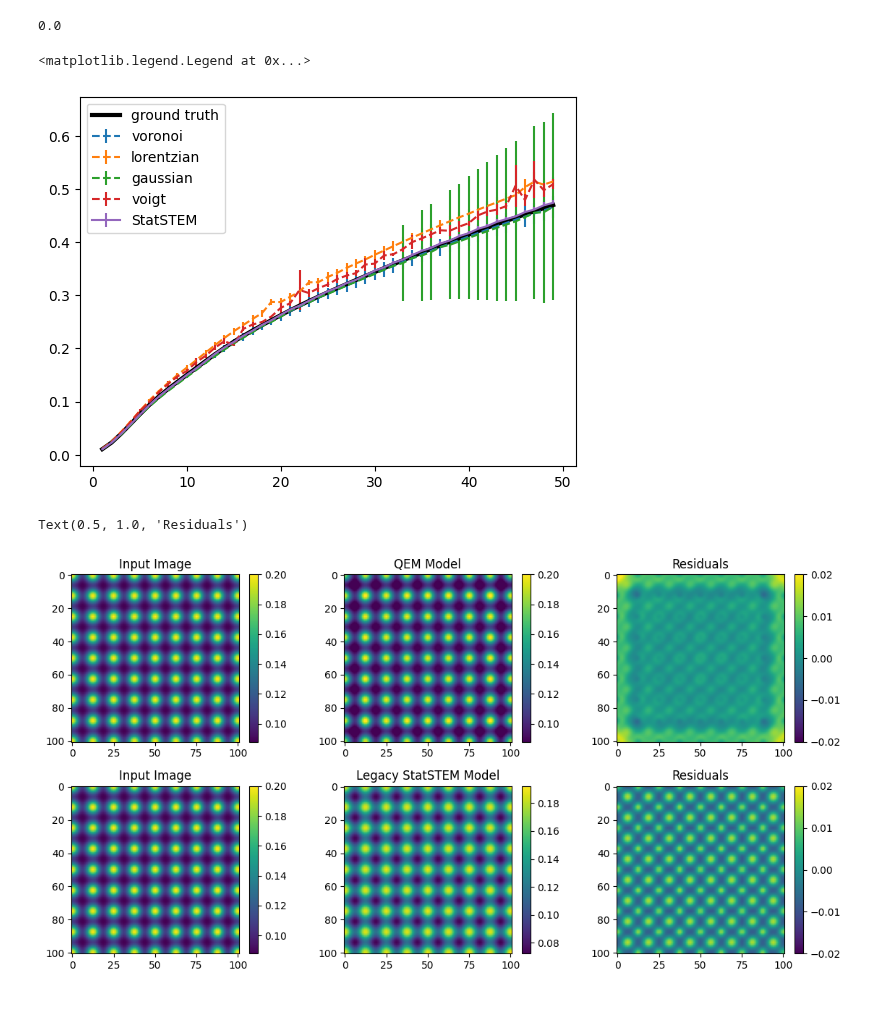
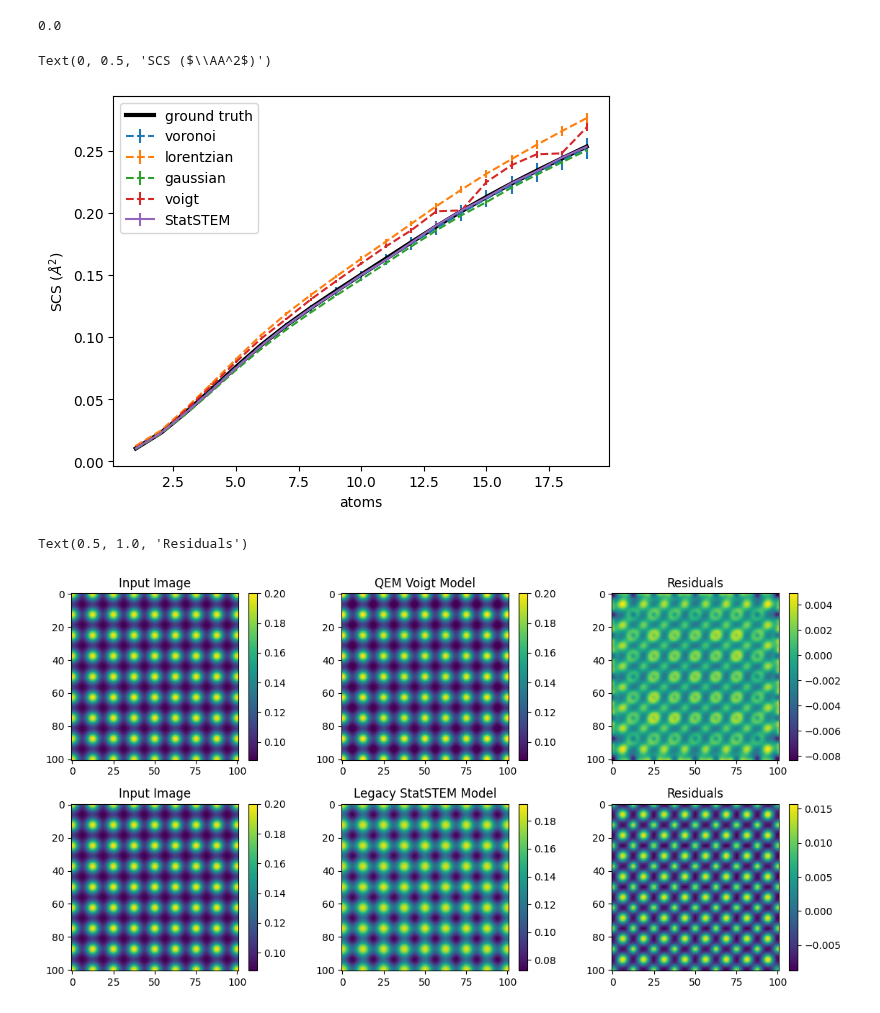
Before and after one commit to zezhong-zhang/qem, a Jupyter notebook: examples/CRLB.ipynb, the cells around one changed output. Saved outputs shown, nothing was run; the diff lists cells and outputs as text; code cells hidden in the pictures.

```diff
--- a/examples/CRLB.ipynb
+++ b/examples/CRLB.ipynb
@@ -18,6 +18,7 @@ def fit_cell(image, dx, input_coordinates,model_type='lorentzian'):
     model=ImageModelFitting(image, dx=dx,elements=['Pt'])
     model.pbc = False
     model.fit_background = False
+    model.same_width = True
     model.coordinates=input_coordinates/dx-1
     mask = (model.coordinates[:,0]>0) & (model.coordinates[:,0]<image.shape[0]-1) & (model.coordinates[:,1]>0) & (model.coordinates[:,1]<image.shape[1]-1)
     if model_type =='voronoi':
@@ -35,7 +36,7 @@ def fit_cell(image, dx, input_coordinates,model_type='lorentzian'):
         model.minimize(params,tol=1e-5)
     return model.volume[mask]
 
-for i in tqdm(range(1,50)):
+for i in tqdm(range(1,20)):
     file = f'/home/zzhang/OneDrive/code/qem/data/2016-05_efficientFitProgram/outputFitProgram_Pt_100_{i}atoms.mat'
     legacyStatSTEM = qem.io.read_legacyInputStatSTEM(file)
     inputStatSTEM = legacyStatSTEM['input']
@@ -152,17 +166,19 @@ model.voronoi_volume[0]
 # %%
 stastem_mean = [x.mean() for x in df['StatSTEM']]
 stastem_std = [x.std() for x in df['StatSTEM']]
 
 for model_type in ['voronoi','lorentzian','gaussian','voigt']:
     mean = [x.mean() for x in df[model_type]]
     std = [x.std() for x in df[model_type]]
     plt.errorbar(df['atoms'],mean,yerr=std,label=model_type,linestyle='--')
 plt.errorbar(df['atoms'],stastem_mean,yerr=stastem_std,label='StatSTEM')
 plt.plot(df['atoms'],df['ground_truth'],label='ground truth', linewidth=3, color='black')
 plt.legend()
+plt.xlabel('atoms')
+plt.ylabel(r'SCS ($\AA^2$)')
 # %% [output]
-<matplotlib.legend.Legend at 0x...>
+Text(0, 0.5, 'SCS ($\\AA^2$)')
-[figure, old version]
+[figure, new version]
 # %%
 plt.figure(figsize=(12,6))
 
@@ -177,13 +193,13 @@ im=plt.imshow(model.model)
 plt.colorbar(im,fraction=0.046, pad=0.04)
 plt.clim(model.image.min(),model.image.max())
 plt.tight_layout()
-plt.title('QEM Model')
+plt.title('QEM Voigt Model')
 
 plt.subplot(2,3,3)
 diff = model.image - model.model
 im=plt.imshow(diff)
 plt.colorbar(im,fraction=0.046, pad=0.04)
-plt.clim([-inputStatSTEM['obs'].max()*0.1,inputStatSTEM['obs'].max()*0.1])
+# plt.clim([-inputStatSTEM['obs'].max()*0.1,inputStatSTEM['obs'].max()*0.1])
 plt.tight_layout()
 plt.title('Residuals')
 
@@ -202,9 +218,9 @@ plt.title('Legacy StatSTEM Model')
 plt.subplot(2,3,6)
 im=plt.imshow(inputStatSTEM['obs']-outputStatSTEM['model'])
 plt.colorbar(im,fraction=0.046, pad=0.04)
-plt.clim([-inputStatSTEM['obs'].max()*0.1,inputStatSTEM['obs'].max()*0.1])
+# plt.clim([-inputStatSTEM['obs'].max()*0.1,inputStatSTEM['obs'].max()*0.1])
 plt.tight_layout()
 plt.title('Residuals')
 # %% [output]
 Text(0.5, 1.0, 'Residuals')
-[figure, old version]
+[figure, new version]
```
Also changed, not shown: parts of 5 cells of this notebook.
